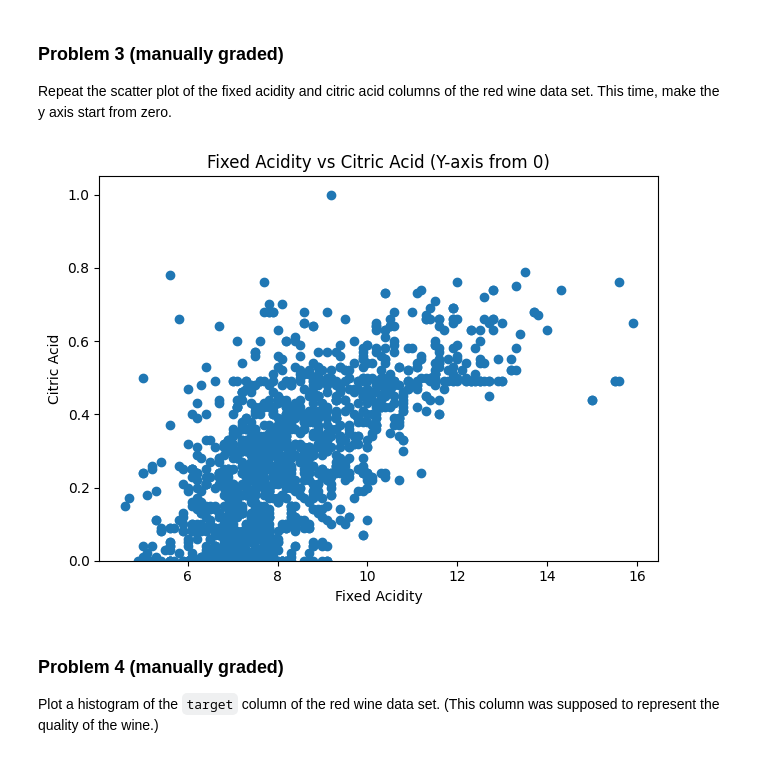
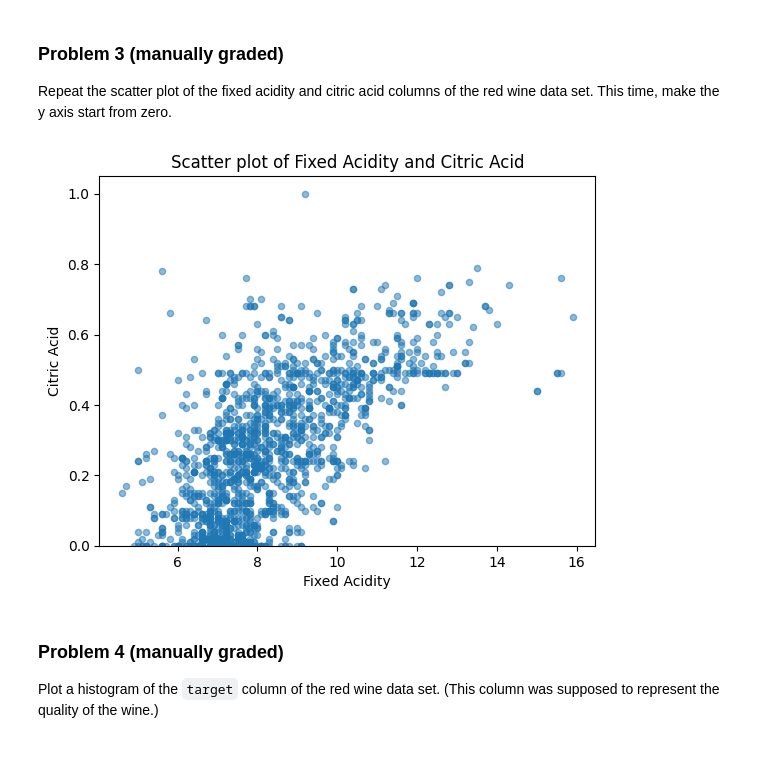
Before and after one commit to akamatt1/dx602-homework-10, a Jupyter notebook: homework.ipynb, the cells around one changed output. Cells and saved outputs as stored; diff of their text form; code cells hidden in the pictures.

```diff
--- a/homework.ipynb
+++ b/homework.ipynb
@@ -100,15 +83,14 @@ This time, make the y axis start from zero.
 # %%
 # YOUR CHANGES HERE
 
-plt.figure()
-plt.scatter(red_wine["fixed acidity"], red_wine["citric acid"])
+red_wine.plot.scatter("fixed acidity", "citric acid", alpha = 0.5)
 plt.xlabel("Fixed Acidity")
 plt.ylabel("Citric Acid")
-plt.title("Fixed Acidity vs Citric Acid (Y-axis from 0)")
+plt.title("Scatter plot of Fixed Acidity and Citric Acid")
 plt.ylim(bottom=0)
-plt.tight_layout()
+plt.show()
 # %% [output]
-[figure, old version]
+[figure, new version]
 # %% [markdown]
 ### Problem 4 (manually graded)
 
```
Also changed, not shown: parts of 11 cells of this notebook.
